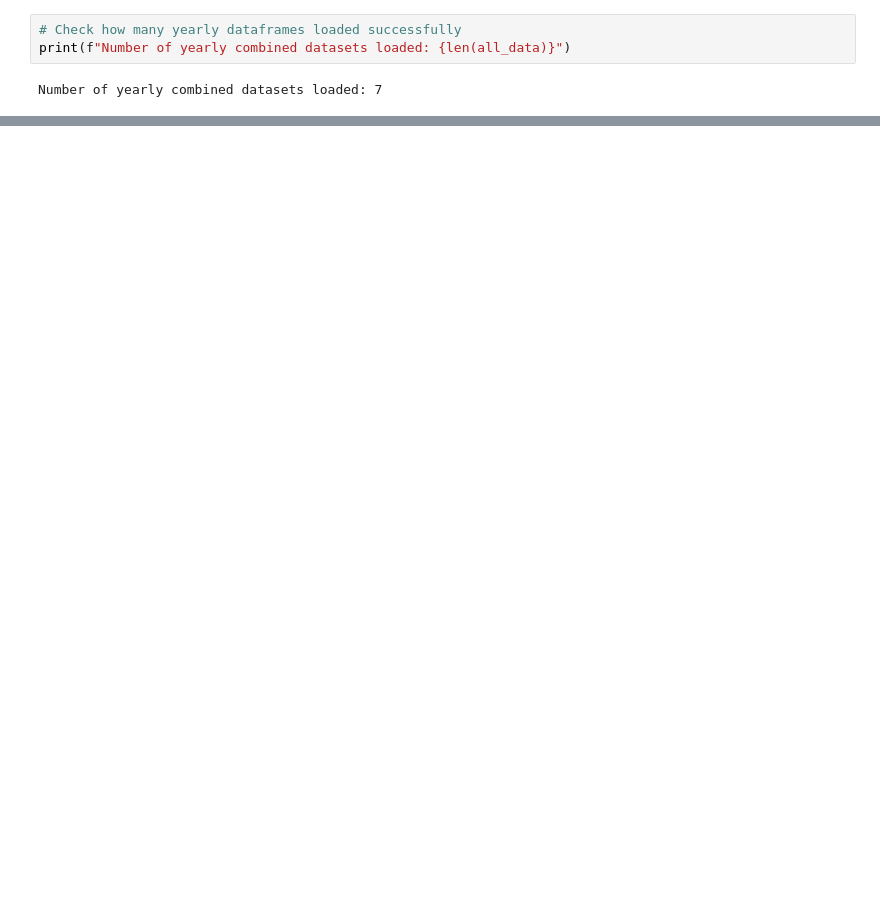
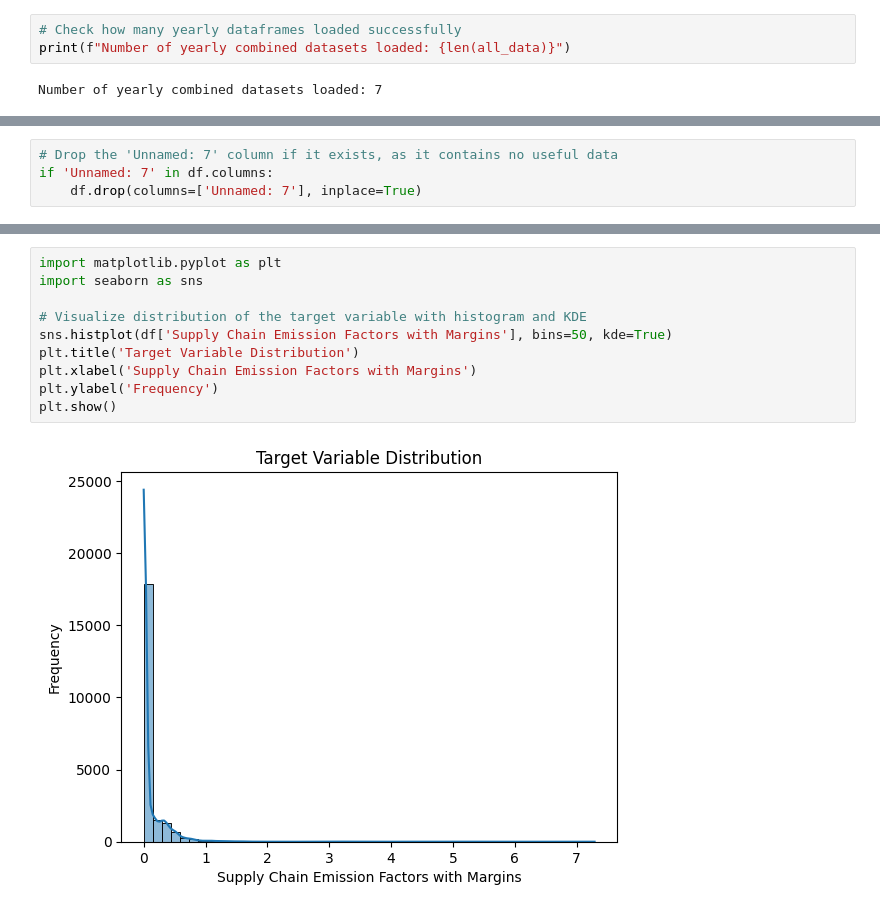
Before and after one commit to adityatiwari049/Greenhouse-Gas-Emission-Prediction-Week--2, a Jupyter notebook: Green house gas emmision prediction .ipynb, the cells around one changed output, grey strips where cells are left out. Saved outputs shown, nothing was run; the diff lists cells and outputs as text; blank space fills up the shorter version.

```diff
--- a/Green house gas emmision prediction .ipynb
+++ b/Green house gas emmision prediction .ipynb
@@ -152,0 +145,4 @@ dtype: int64
+# %%
+# Drop the 'Unnamed: 7' column if it exists, as it contains no useful data
+if 'Unnamed: 7' in df.columns:
+    df.drop(columns=['Unnamed: 7'], inplace=True)
@@ -152,0 +216,12 @@ dtype: int64
+# %%
+import matplotlib.pyplot as plt
+import seaborn as sns
+
+# Visualize distribution of the target variable with histogram and KDE
+sns.histplot(df['Supply Chain Emission Factors with Margins'], bins=50, kde=True)
+plt.title('Target Variable Distribution')
+plt.xlabel('Supply Chain Emission Factors with Margins')
+plt.ylabel('Frequency')
+plt.show()
+# %% [output]
+[figure, added]
```
Also changed, not shown: parts of 47 cells of this notebook.
